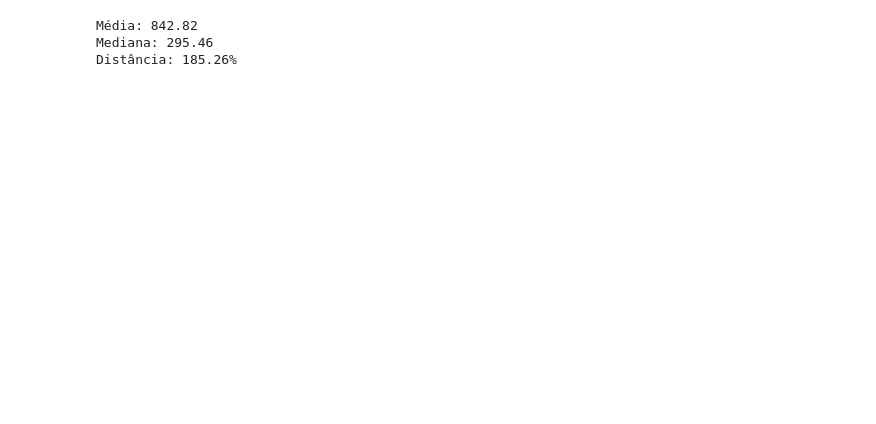
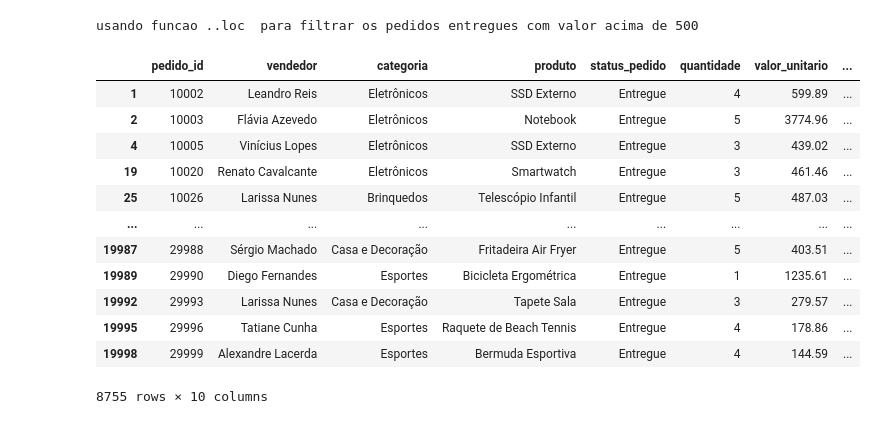
Before and after one commit to edudevelop02/SENAC-UC2, a Jupyter notebook: aula-ex02- NaraShop.ipynb, the cells around one changed output. Cells and saved outputs as stored; diff of their text form; code cells hidden in the pictures; blank space fills up the shorter version.

```diff
--- a/aula-ex02- NaraShop.ipynb
+++ b/aula-ex02- NaraShop.ipynb
@@ -61,13 +79,25 @@ quantidade: 3.61%
 # %%
-array_var = np.array(df['valor_unitario'])
-media = np.mean(array_var)
-mediana = np.median(array_var)
-dist = (media - mediana) / mediana
+# usando funcao .loc para filtrar os pedidos entregues com valor acima de 500
+print("usando funcao ..loc  para filtrar os pedidos entregues com valor acima de 500")
+df_entregue_acima_500 = df.loc[(df['status_pedido'] == 'Entregue') & (df['valor_pedido'] > 500)]
+df_entregue_acima_500
 
-print(f"Média: {media:.2f}")
-print(f"Mediana: {mediana:.2f}")
-print(f"Distância: {dist:.2%}")
+
+# usando funcao .query para filtrar os pedidos entregues com valor acima de 500
+df_entregue_acima_500_query = df.query("status_pedido == 'Entregue' and valor_pedido > 500")
+df_entregue_acima_500_query
 # %% [output]
-Média: 842.82
-Mediana: 295.46
-Distância: 185.26%
+usando funcao ..loc  para filtrar os pedidos entregues com valor acima de 500
+|  | pedido_id | vendedor | categoria | produto | status_pedido | quantidade | valor_unitario | ... |
+| 1 | 10002 | Leandro Reis | Eletrônicos | SSD Externo | Entregue | 4 | 599.89 | ... |
+| 2 | 10003 | Flávia Azevedo | Eletrônicos | Notebook | Entregue | 5 | 3774.96 | ... |
+| 4 | 10005 | Vinícius Lopes | Eletrônicos | SSD Externo | Entregue | 3 | 439.02 | ... |
+| 19 | 10020 | Renato Cavalcante | Eletrônicos | Smartwatch | Entregue | 3 | 461.46 | ... |
+| 25 | 10026 | Larissa Nunes | Brinquedos | Telescópio Infantil | Entregue | 5 | 487.03 | ... |
+| ... | ... | ... | ... | ... | ... | ... | ... | ... |
+| 19987 | 29988 | Sérgio Machado | Casa e Decoração | Fritadeira Air Fryer | Entregue | 5 | 403.51 | ... |
+| 19989 | 29990 | Diego Fernandes | Esportes | Bicicleta Ergométrica | Entregue | 1 | 1235.61 | ... |
+| 19992 | 29993 | Larissa Nunes | Casa e Decoração | Tapete Sala | Entregue | 3 | 279.57 | ... |
+| 19995 | 29996 | Tatiane Cunha | Esportes | Raquete de Beach Tennis | Entregue | 4 | 178.86 | ... |
+| 19998 | 29999 | Alexandre Lacerda | Esportes | Bermuda Esportiva | Entregue | 4 | 144.59 | ... |
+8755 rows × 10 columns
```
Also changed, not shown: parts of 13 cells of this notebook, 4 other files.
